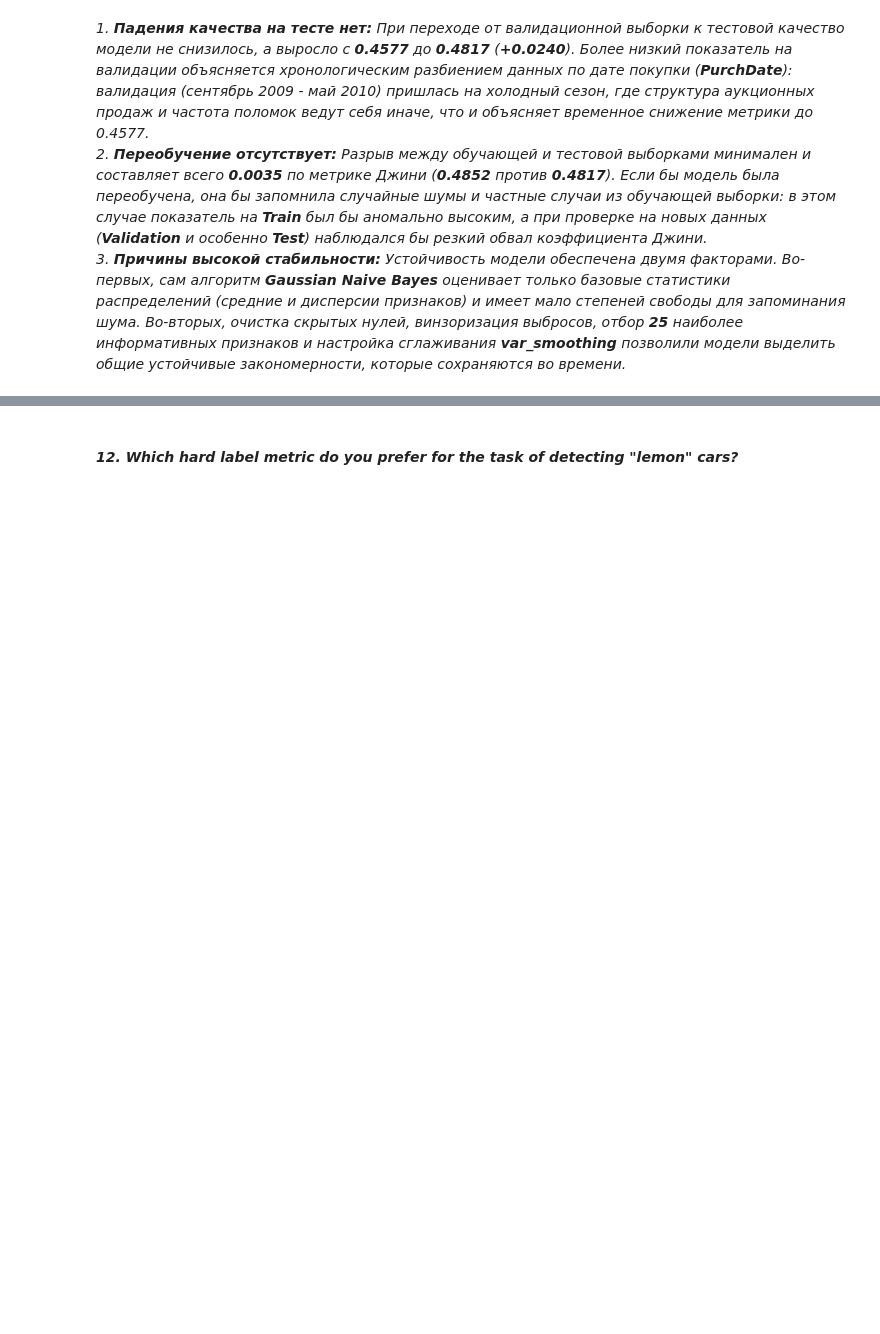
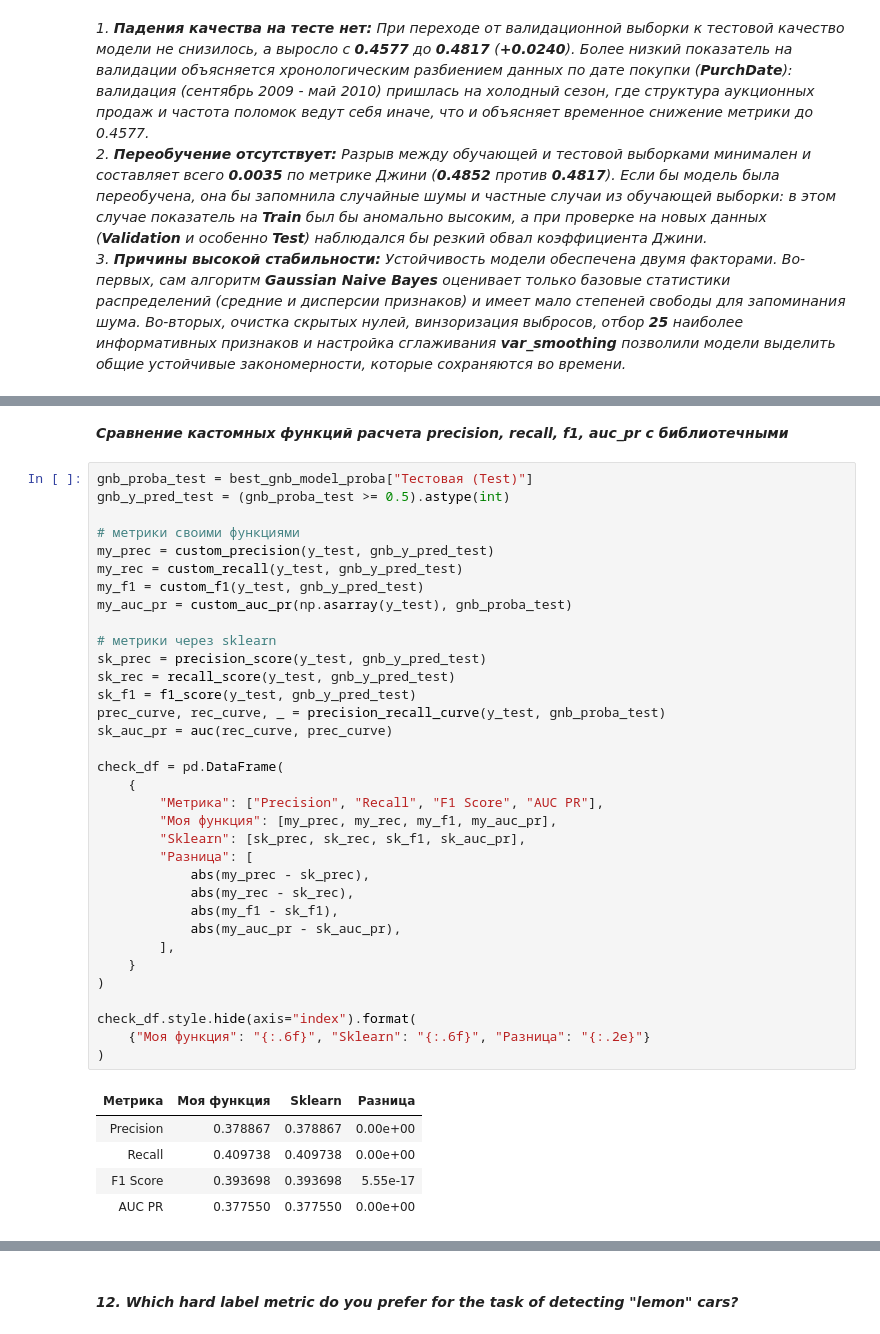
Before and after one commit to RunForJoy/ml-classification-metrics, a Jupyter notebook: src/ml_4.ipynb, the cells around one changed output, grey strips where cells are left out. Drawn from its saved outputs; the diff is of its cells as text; blank space fills up the shorter version.

```diff
--- a/src/ml_4.ipynb
+++ b/src/ml_4.ipynb
@@ -1804,0 +1910,42 @@ Compare your algorithms on the test dataset using AUC PR metric.
+# %% [markdown]
+***Сравнение кастомных функций расчета precision, recall, f1, auc_pr с библиотечными***
+# %%
+gnb_proba_test = best_gnb_model_proba["Тестовая (Test)"]
+gnb_y_pred_test = (gnb_proba_test >= 0.5).astype(int)
+
+# метрики своими функциями
+my_prec = custom_precision(y_test, gnb_y_pred_test)
+my_rec = custom_recall(y_test, gnb_y_pred_test)
+my_f1 = custom_f1(y_test, gnb_y_pred_test)
+my_auc_pr = custom_auc_pr(np.asarray(y_test), gnb_proba_test)
+
+# метрики через sklearn
+sk_prec = precision_score(y_test, gnb_y_pred_test)
+sk_rec = recall_score(y_test, gnb_y_pred_test)
+sk_f1 = f1_score(y_test, gnb_y_pred_test)
+prec_curve, rec_curve, _ = precision_recall_curve(y_test, gnb_proba_test)
+sk_auc_pr = auc(rec_curve, prec_curve)
+
+check_df = pd.DataFrame(
+    {
+        "Метрика": ["Precision", "Recall", "F1 Score", "AUC PR"],
+        "Моя функция": [my_prec, my_rec, my_f1, my_auc_pr],
+        "Sklearn": [sk_prec, sk_rec, sk_f1, sk_auc_pr],
+        "Разница": [
+            abs(my_prec - sk_prec),
+            abs(my_rec - sk_rec),
+            abs(my_f1 - sk_f1),
+            abs(my_auc_pr - sk_auc_pr),
+        ],
+    }
+)
+
+check_df.style.hide(axis="index").format(
+    {"Моя функция": "{:.6f}", "Sklearn": "{:.6f}", "Разница": "{:.2e}"}
+)
+# %% [output]
+| Метрика | Моя функция | Sklearn | Разница |
+| Precision | 0.378867 | 0.378867 | 0.00e+00 |
+| Recall | 0.409738 | 0.409738 | 0.00e+00 |
+| F1 Score | 0.393698 | 0.393698 | 5.55e-17 |
+| AUC PR | 0.377550 | 0.377550 | 0.00e+00 |
```
Also changed, not shown: parts of 27 cells of this notebook.
